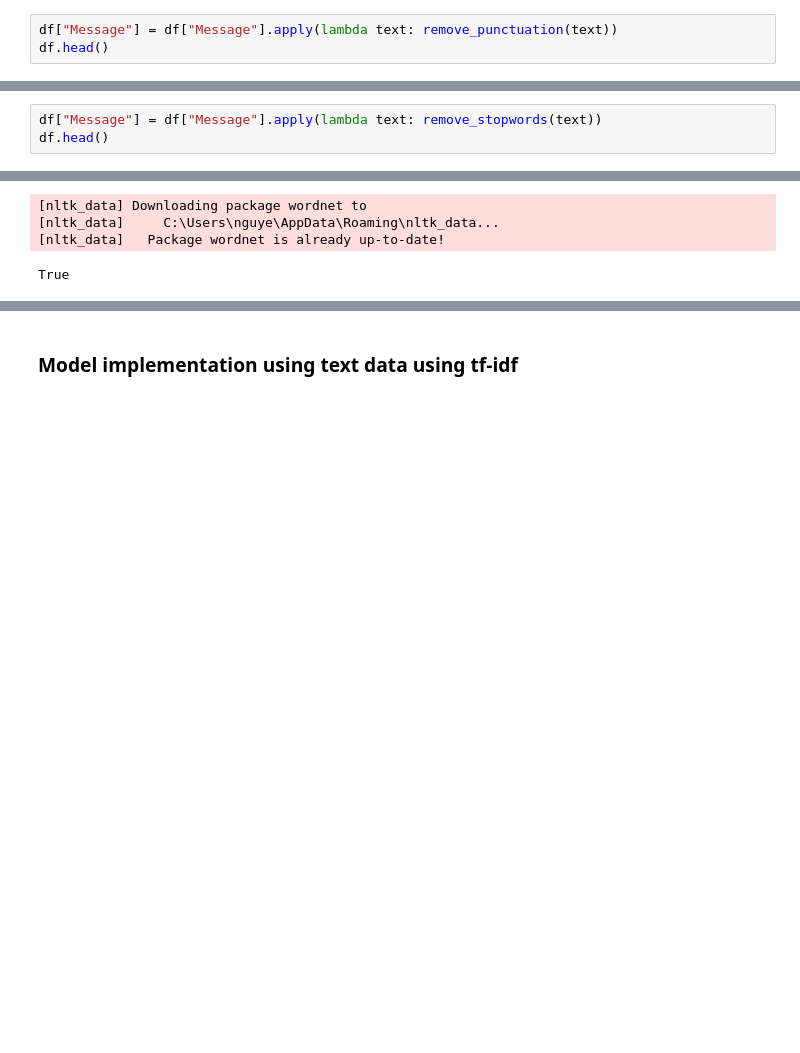
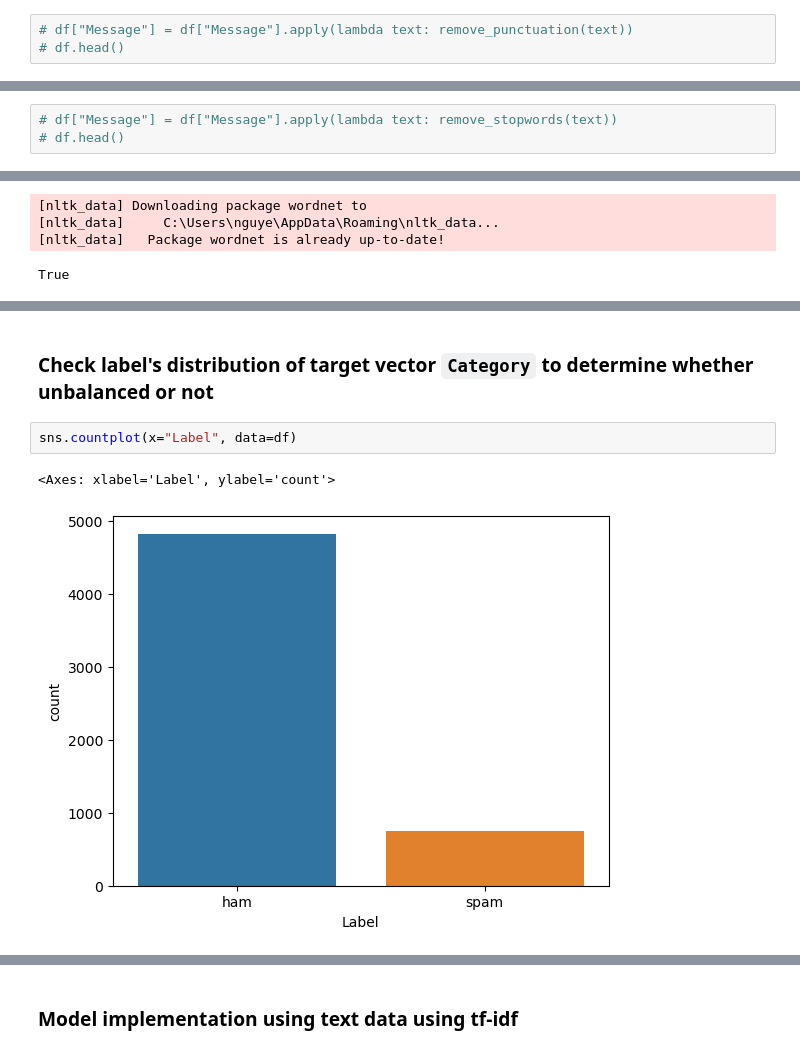
Before and after one commit to TienNguyen93/Spam-prediction, a Jupyter notebook: spam-prediction.ipynb, the cells around one changed output, grey strips where cells are left out. Cells and saved outputs as stored; diff of their text form; blank space fills up the shorter version.

```diff
--- a/spam-prediction.ipynb
+++ b/spam-prediction.ipynb
@@ -77,6 +81,6 @@ def remove_punctuation(text):
 # %%
-df["Message"] = df["Message"].apply(lambda text: remove_punctuation(text))
-df.head()
+# df["Message"] = df["Message"].apply(lambda text: remove_punctuation(text))
+# df.head()
 # %% [output]
 |  | Category | Message |
 | 0 | ham | Go until jurong point crazy Avail... |
@@ -118,6 +122,6 @@ def remove_stopwords(text):
 # %%
-df["Message"] = df["Message"].apply(lambda text: remove_stopwords(text))
-df.head()
+# df["Message"] = df["Message"].apply(lambda text: remove_stopwords(text))
+# df.head()
 # %% [output]
 |  | Category | Message |
 | 0 | ham | Go jurong point crazy Available b... |
@@ -163,0 +168,7 @@ df.head()
+# %% [markdown]
+### Check label's distribution of target vector `Category` to determine whether unbalanced or not
+# %%
+sns.countplot(x="Label", data=df)
+# %% [output]
+<Axes: xlabel='Label', ylabel='count'>
+[figure, added]
```
Also changed, not shown: parts of 51 cells of this notebook.
